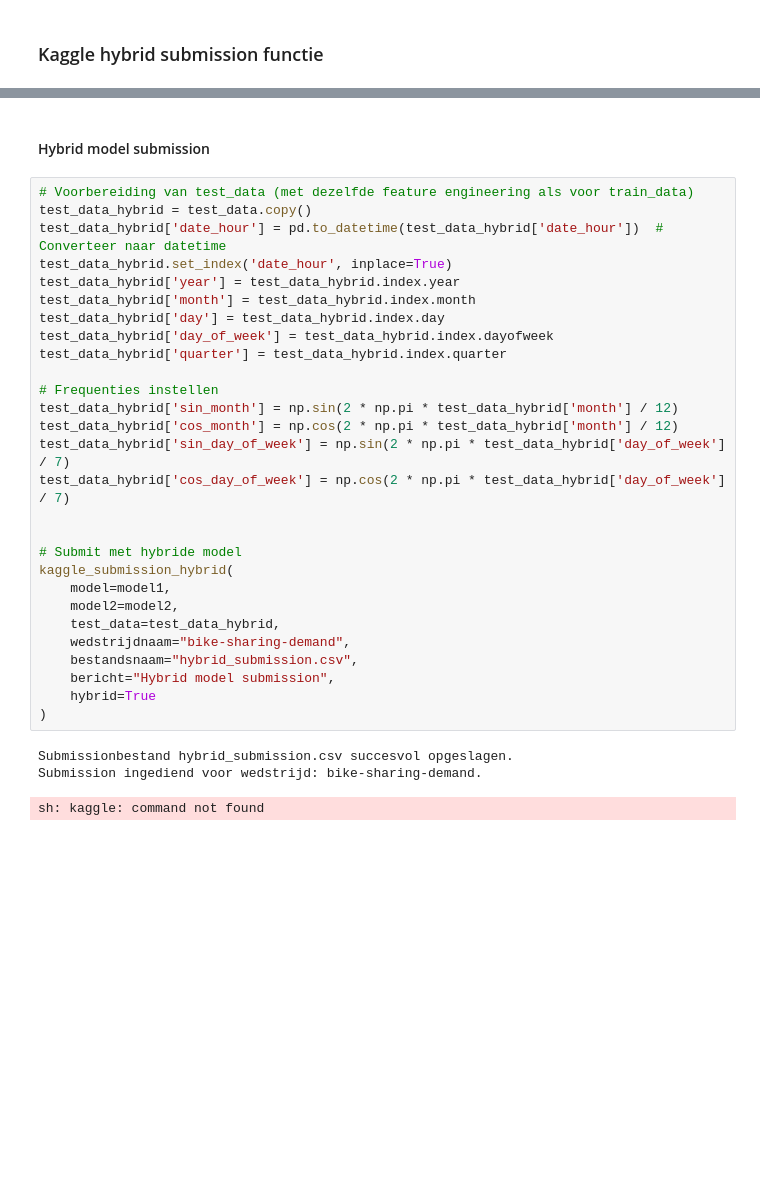
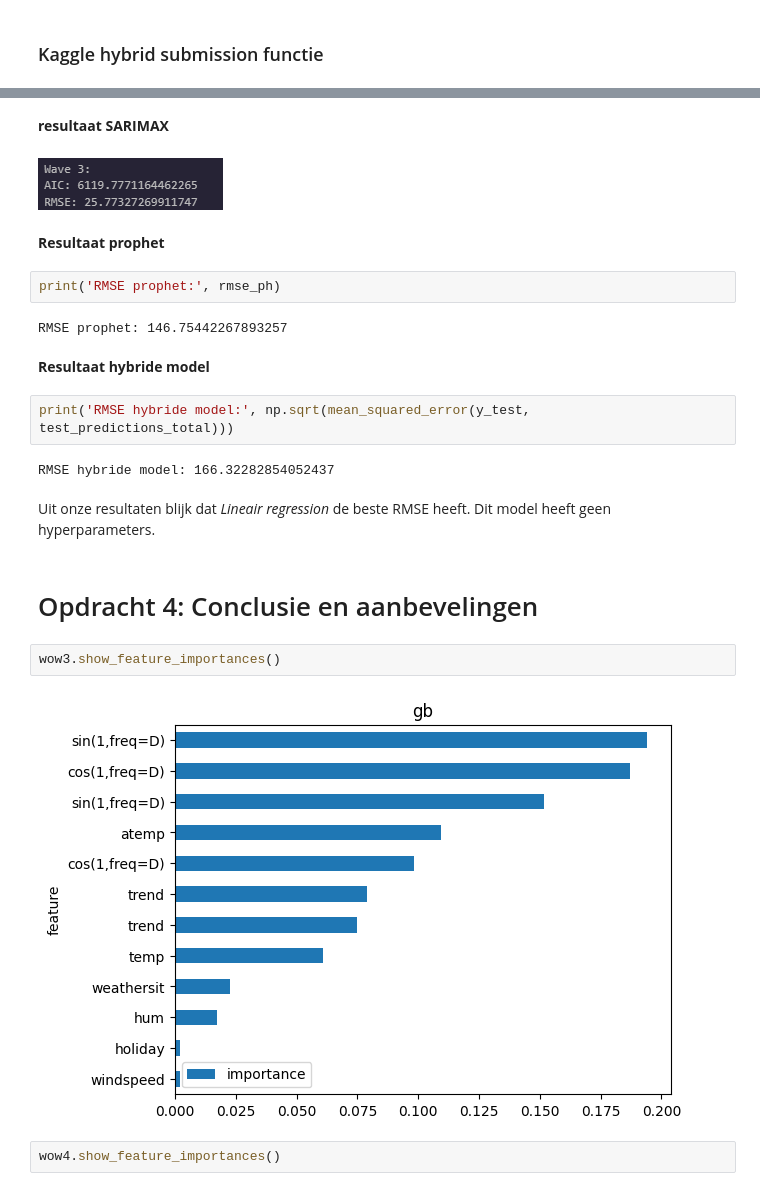
Before and after one commit to Tijnwy/MachineLearning, a Jupyter notebook: ML_opdracht_2/Untitled-1.ipynb, the cells around one changed output, grey strips where cells are left out. Saved outputs shown, nothing was run; the diff lists cells and outputs as text; blank space fills up the shorter version.

```diff
--- a/ML_opdracht_2/Untitled-1.ipynb
+++ b/ML_opdracht_2/Untitled-1.ipynb
@@ -1673,34 +2005,26 @@ def kaggle_submission_hybrid(model, test_data, wedstrijdnaam,
+# %% [markdown]
+**resultaat SARIMAX**
+# %% [markdown]
+![image.png](attachment:image.png)
+# %% [markdown]
+**Resultaat prophet**
+# %%
+print('RMSE prophet:', rmse_ph)
+# %% [output]
+RMSE prophet: 146.75442267893257
 # %% [markdown]
-#### Hybrid model submission
+**Resultaat hybride model**
-# %%
-# Voorbereiding van test_data (met dezelfde feature engineering als voor train_data)
-test_data_hybrid = test_data.copy()
-test_data_hybrid['date_hour'] = pd.to_datetime(test_data_hybrid['date_hour'])  # Converteer naar datetime
-test_data_hybrid.set_index('date_hour', inplace=True)
-test_data_hybrid['year'] = test_data_hybrid.index.year
-test_data_hybrid['month'] = test_data_hybrid.index.month
-test_data_hybrid['day'] = test_data_hybrid.index.day
-test_data_hybrid['day_of_week'] = test_data_hybrid.index.dayofweek
-test_data_hybrid['quarter'] = test_data_hybrid.index.quarter
-
-# Frequenties instellen
-test_data_hybrid['sin_month'] = np.sin(2 * np.pi * test_data_hybrid['month'] / 12)
-test_data_hybrid['cos_month'] = np.cos(2 * np.pi * test_data_hybrid['month'] / 12)
-test_data_hybrid['sin_day_of_week'] = np.sin(2 * np.pi * test_data_hybrid['day_of_week'] / 7)
-test_data_hybrid['cos_day_of_week'] = np.cos(2 * np.pi * test_data_hybrid['day_of_week'] / 7)
-
-
-# Submit met hybride model
-kaggle_submission_hybrid(
-    model=model1,
-    model2=model2,
-    test_data=test_data_hybrid,
-    wedstrijdnaam="bike-sharing-demand",
-    bestandsnaam="hybrid_submission.csv",
-    bericht="Hybrid model submission",
-    hybrid=True
-)
-# %% [output]
-Submissionbestand hybrid_submission.csv succesvol opgeslagen.
-Submission ingediend voor wedstrijd: bike-sharing-demand.
-sh: kaggle: command not found
+# %%
+print('RMSE hybride model:', np.sqrt(mean_squared_error(y_test, test_predictions_total)))
+# %% [output]
+RMSE hybride model: 166.32282854052437
+# %% [markdown]
+Uit onze resultaten blijk dat *Lineair regression* de beste RMSE heeft. Dit model heeft geen hyperparameters.
+# %% [markdown]
+# Opdracht 4: Conclusie en aanbevelingen
+# %%
+wow3.show_feature_importances()
+# %% [output]
+[figure, added]
+# %%
+wow4.show_feature_importances()
```
Also changed, not shown: parts of 84 cells of this notebook.
